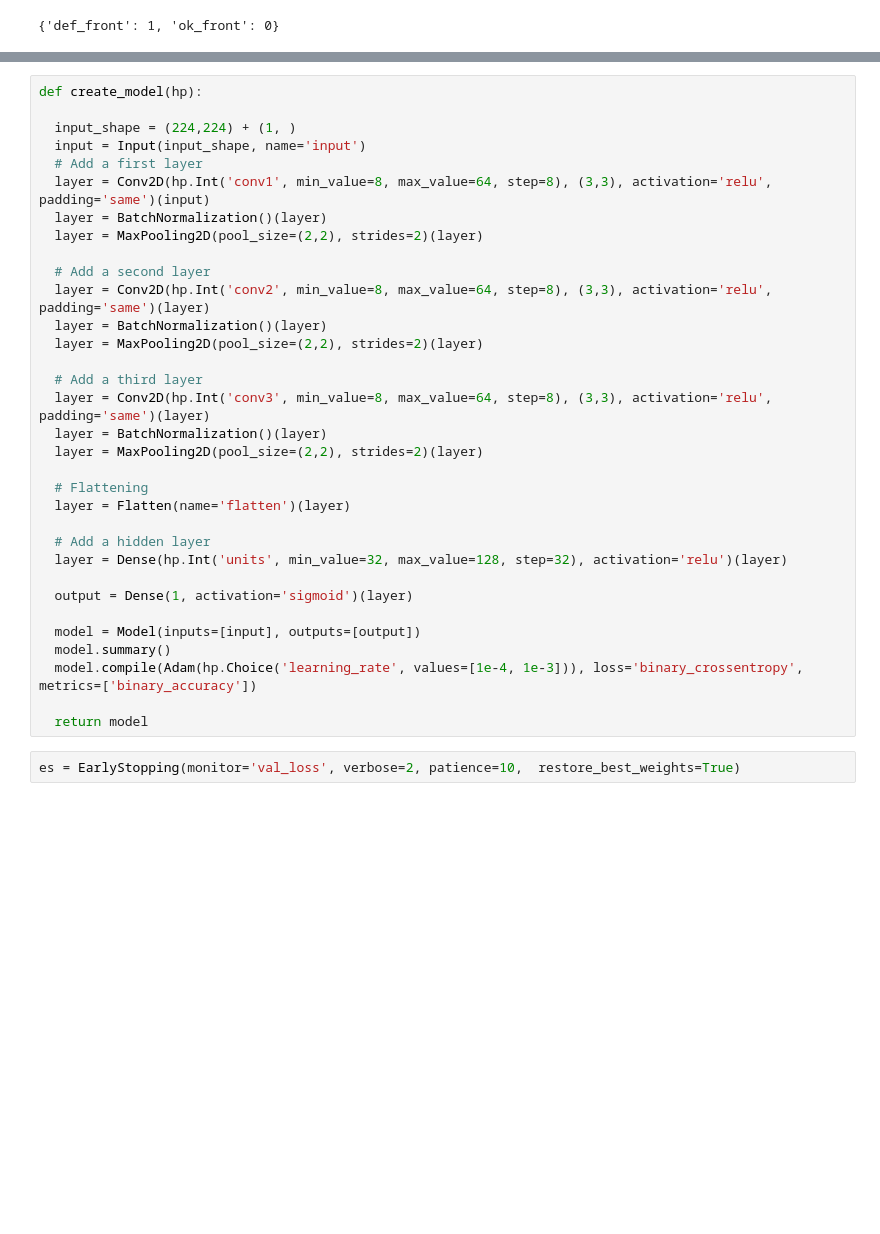
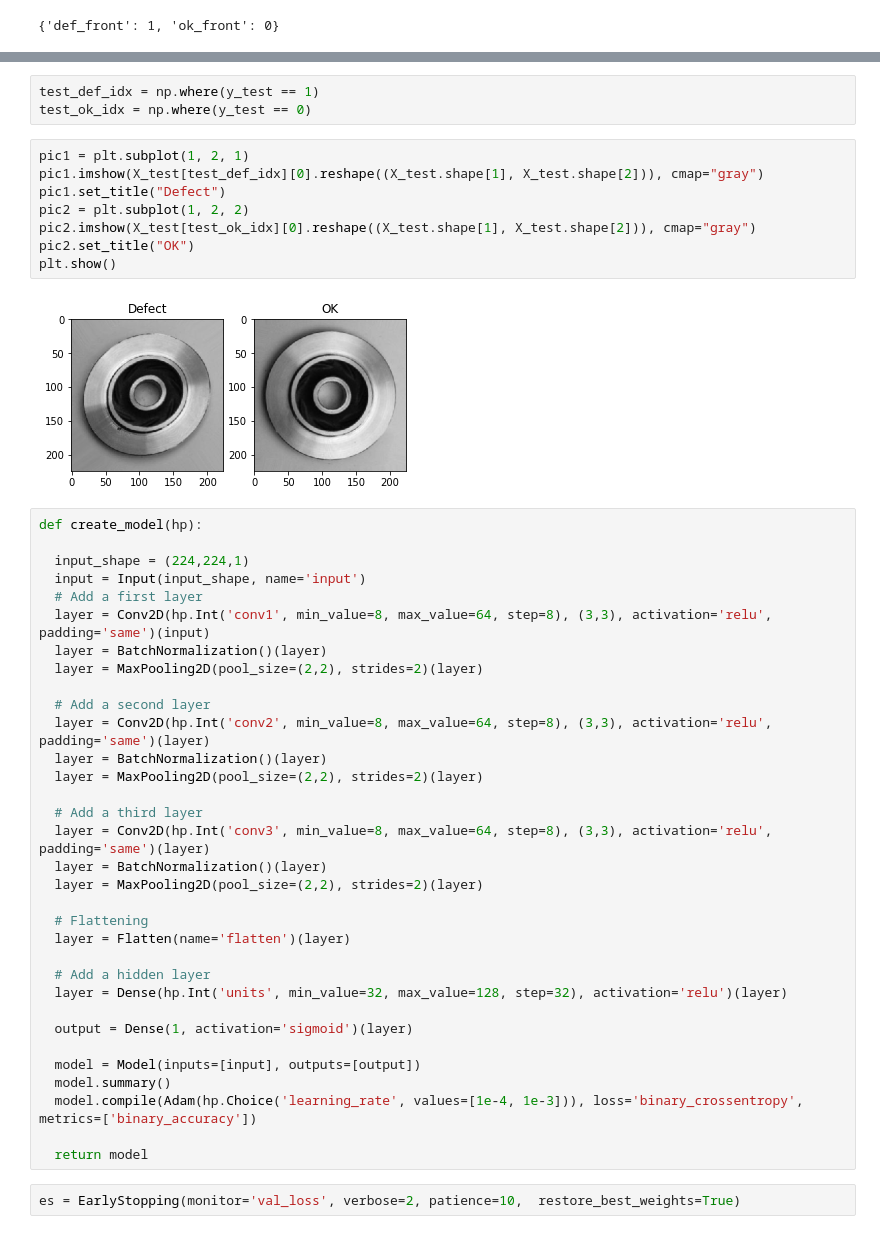
Before and after one commit to ShangWeiKuo/Portfolio, a Jupyter notebook: Python/Classification/Binary/Casting/Casting_binary_classification_BayesianOptimization.ipynb, the cells around one changed output, grey strips where cells are left out. Drawn from its saved outputs; the diff is of its cells as text; blank space fills up the shorter version.

```diff
--- a/Python/Classification/Binary/Casting/Casting_binary_classification_BayesianOptimization.ipynb
+++ b/Python/Classification/Binary/Casting/Casting_binary_classification_BayesianOptimization.ipynb
@@ -94,7 +128,20 @@ test_set.class_indices
+# %%
+test_def_idx = np.where(y_test == 1)
+test_ok_idx = np.where(y_test == 0)
+# %%
+pic1 = plt.subplot(1, 2, 1)
+pic1.imshow(X_test[test_def_idx][0].reshape((X_test.shape[1], X_test.shape[2])), cmap="gray")
+pic1.set_title("Defect")
+pic2 = plt.subplot(1, 2, 2)
+pic2.imshow(X_test[test_ok_idx][0].reshape((X_test.shape[1], X_test.shape[2])), cmap="gray")
+pic2.set_title("OK")
+plt.show()
+# %% [output]
+[figure, added]
 # %%
 def create_model(hp):
 
-  input_shape = (224,224) + (1, )
+  input_shape = (224,224,1)
   input = Input(input_shape, name='input')
   # Add a first layer
   layer = Conv2D(hp.Int('conv1', min_value=8, max_value=64, step=8), (3,3), activation='relu', padding='same')(input)
```
Also changed, not shown: parts of 21 cells of this notebook.
